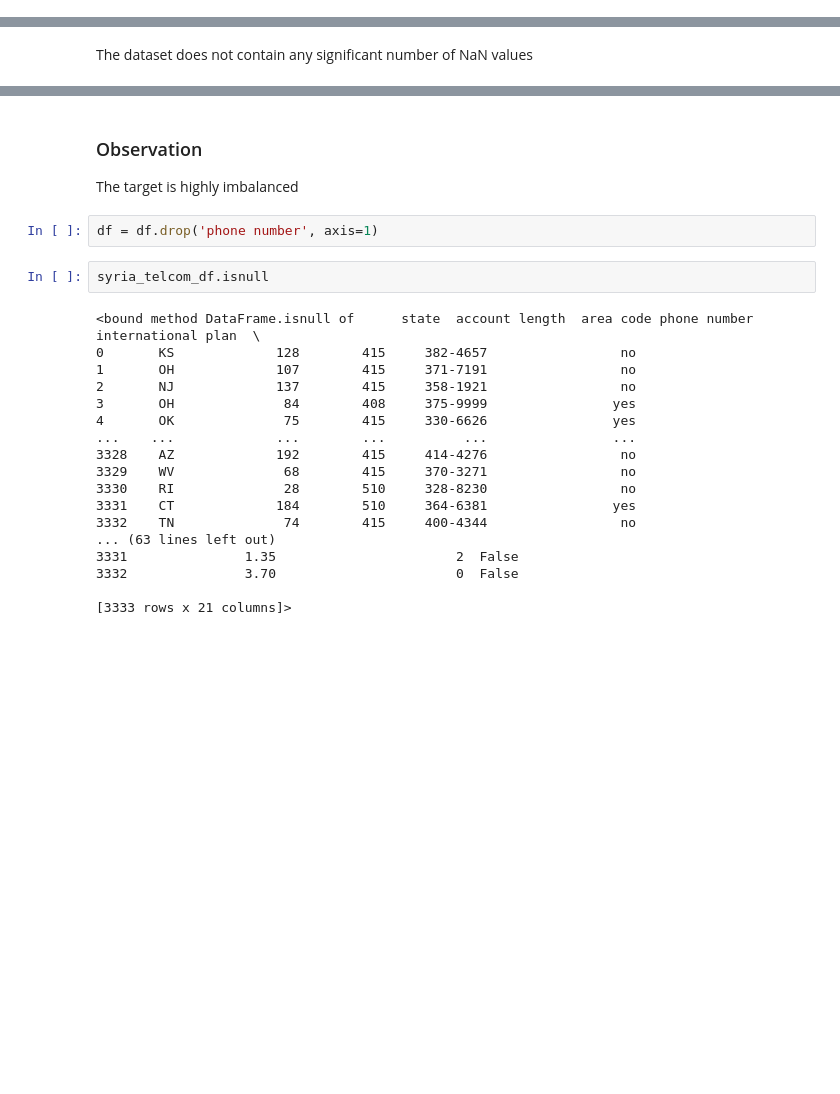
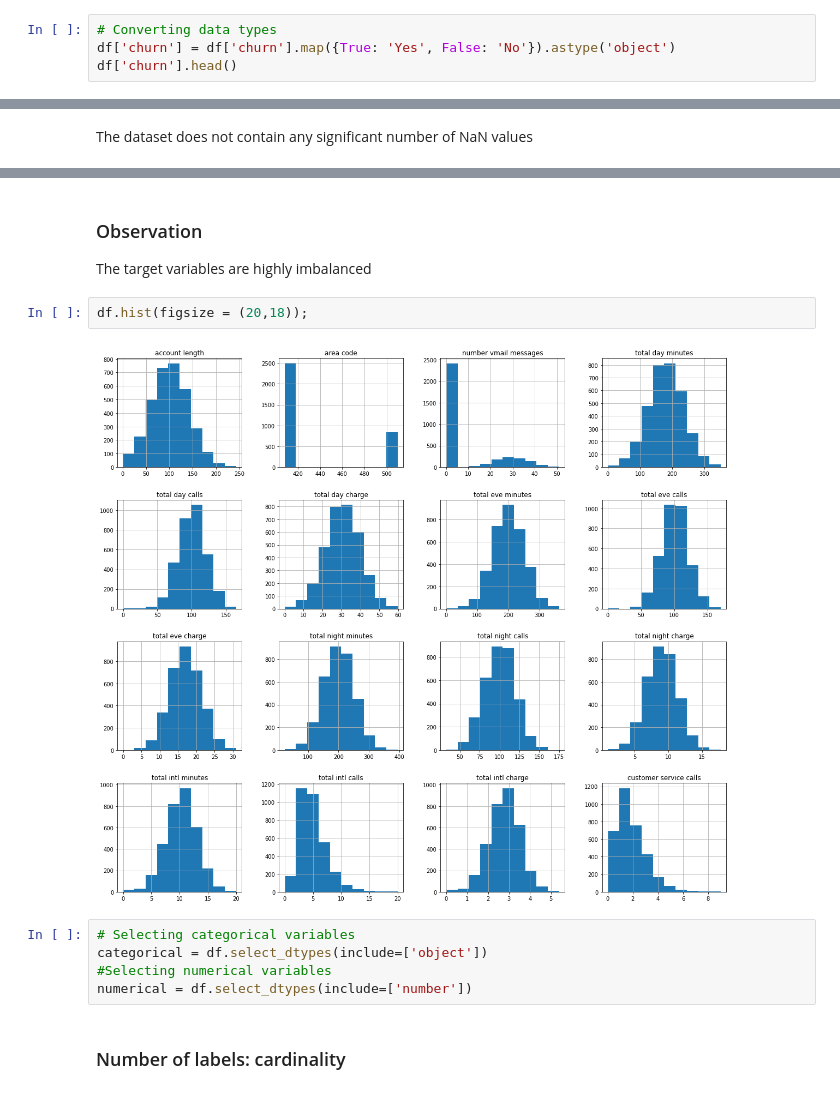
Before and after one commit to Giwanji/dsc-phase3-project, a Jupyter notebook: churn_prediction_model.ipynb, the cells around one changed output, grey strips where cells are left out. Drawn from its saved outputs; the diff is of its cells as text; blank space fills up the shorter version.

```diff
--- a/churn_prediction_model.ipynb
+++ b/churn_prediction_model.ipynb
@@ -159,0 +163,4 @@ df.describe()
+# %%
+# Converting data types
+df['churn'] = df['churn'].map({True: 'Yes', False: 'No'}).astype('object')
+df['churn'].head()
@@ -204,25 +233,14 @@ plt.show()
 # %% [markdown]
 ### Observation
-The target is highly imbalanced
+The target variables are highly imbalanced
-# %%
-df = df.drop('phone number', axis=1)
-# %%
-syria_telcom_df.isnull
-# %% [output]
-<bound method DataFrame.isnull of      state  account length  area code phone number international plan  \
-0       KS             128        415     382-4657                 no
-1       OH             107        415     371-7191                 no
-2       NJ             137        415     358-1921                 no
-3       OH              84        408     375-9999                yes
-4       OK              75        415     330-6626                yes
-...    ...             ...        ...          ...                ...
-3328    AZ             192        415     414-4276                 no
-3329    WV              68        415     370-3271                 no
-3330    RI              28        510     328-8230                 no
-3331    CT             184        510     364-6381                yes
-3332    TN              74        415     400-4344                 no
-... (63 lines left out)
-3331               1.35                       2  False
-3332               3.70                       0  False
-
-[3333 rows x 21 columns]>
+# %%
+df.hist(figsize = (20,18));
+# %% [output]
+[figure, added]
+# %%
+# Selecting categorical variables
+categorical = df.select_dtypes(include=['object'])
+#Selecting numerical variables
+numerical = df.select_dtypes(include=['number'])
+# %% [markdown]
+### Number of labels: cardinality
```
Also changed, not shown: parts of 11 cells of this notebook.
